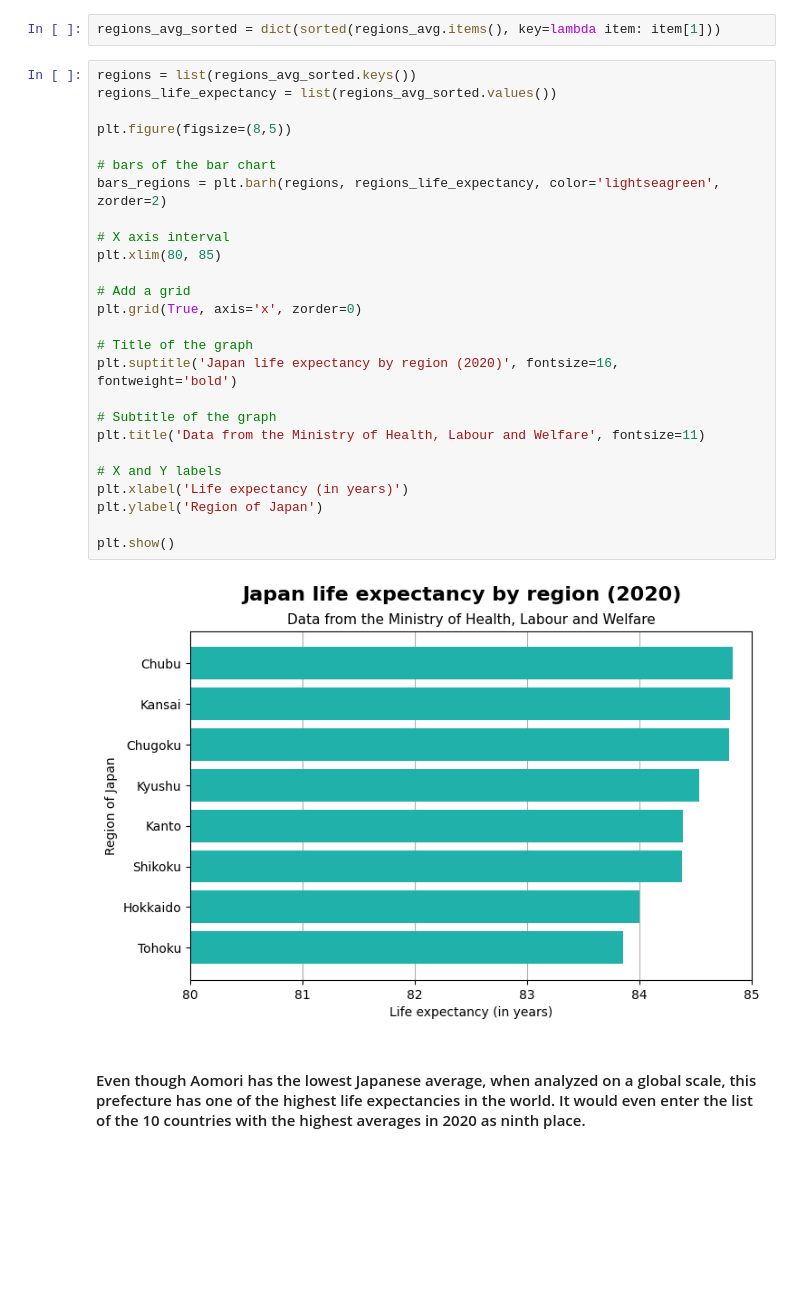
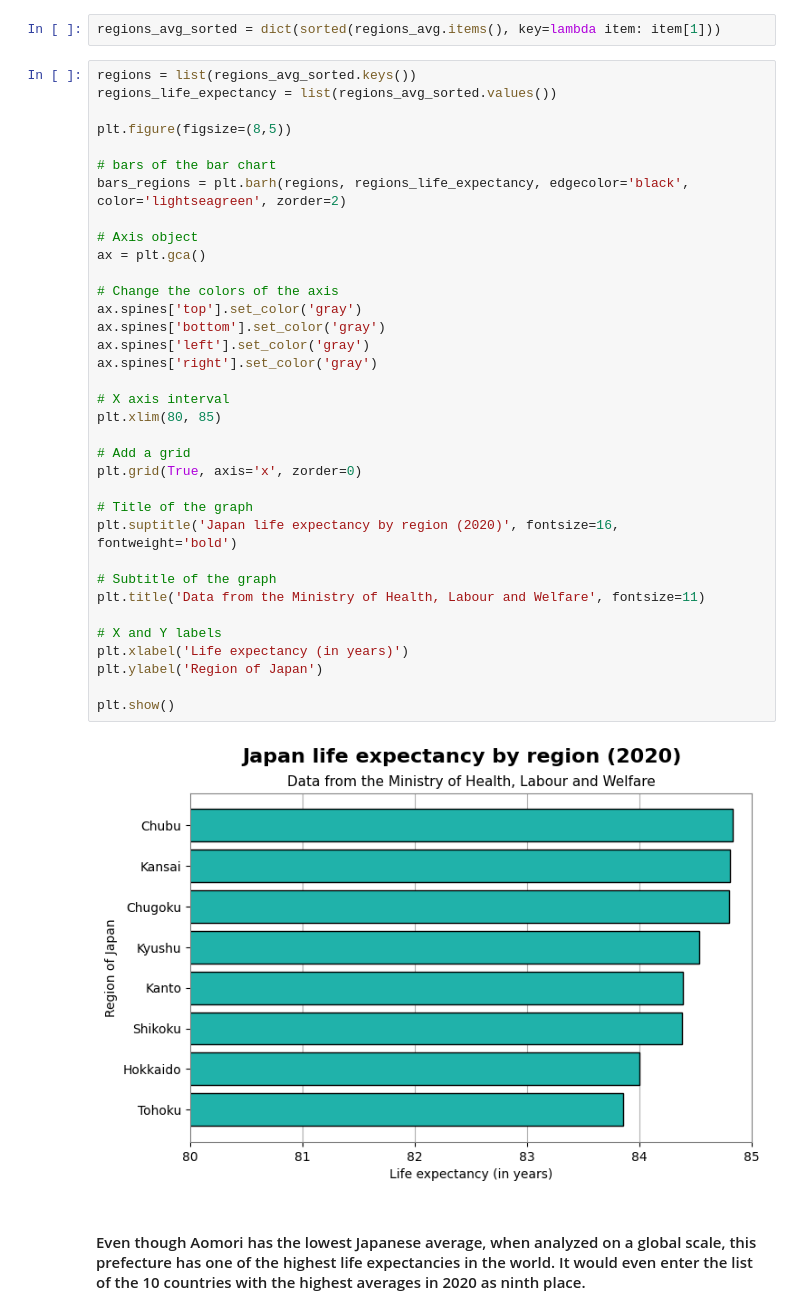
Before and after one commit to rafaseto/japan-life-expectancy, a Jupyter notebook: data_analysis.ipynb, the cells around one changed output. Drawn from its saved outputs; the diff is of its cells as text; blank space fills up the shorter version.

Commit message:
change colors of axis and bar edges ('Japan life expectancy by region')
Set axis colors to gray and bar edges to black.

```diff
--- a/data_analysis.ipynb
+++ b/data_analysis.ipynb
@@ -87,31 +87,40 @@ regions_avg_sorted = dict(sorted(regions_avg.items(), key=lambda item: item[1]))
 # %%
 regions = list(regions_avg_sorted.keys())
 regions_life_expectancy = list(regions_avg_sorted.values())
 
 plt.figure(figsize=(8,5))
 
 # bars of the bar chart
-bars_regions = plt.barh(regions, regions_life_expectancy, color='lightseagreen', zorder=2)
+bars_regions = plt.barh(regions, regions_life_expectancy, edgecolor='black', color='lightseagreen', zorder=2)
+
+# Axis object
+ax = plt.gca()
+
+# Change the colors of the axis
+ax.spines['top'].set_color('gray')
+ax.spines['bottom'].set_color('gray')
+ax.spines['left'].set_color('gray')
+ax.spines['right'].set_color('gray')
 
 # X axis interval
 plt.xlim(80, 85)
 
 # Add a grid
 plt.grid(True, axis='x', zorder=0)
 
 # Title of the graph
 plt.suptitle('Japan life expectancy by region (2020)', fontsize=16, fontweight='bold')
 
 # Subtitle of the graph
 plt.title('Data from the Ministry of Health, Labour and Welfare', fontsize=11)
 
 # X and Y labels
 plt.xlabel('Life expectancy (in years)')
 plt.ylabel('Region of Japan')
 
 plt.show()
 # %% [output]
-[figure, old version]
+[figure, new version]
 # %% [markdown]
 #### Even though Aomori has the lowest Japanese average, when analyzed on a global scale, this prefecture has one of the highest life expectancies in the world. It would even enter the list of the 10 countries with the highest averages in 2020 as ninth place.
 # %%
```
